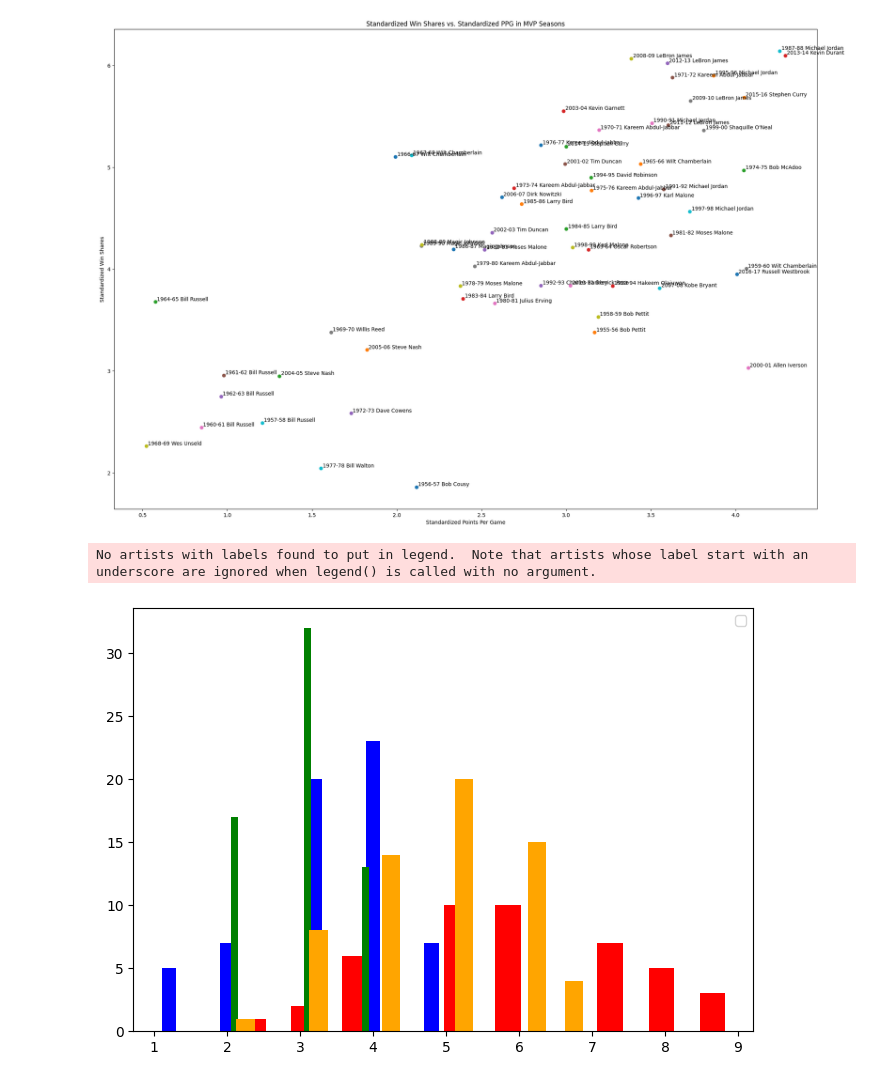
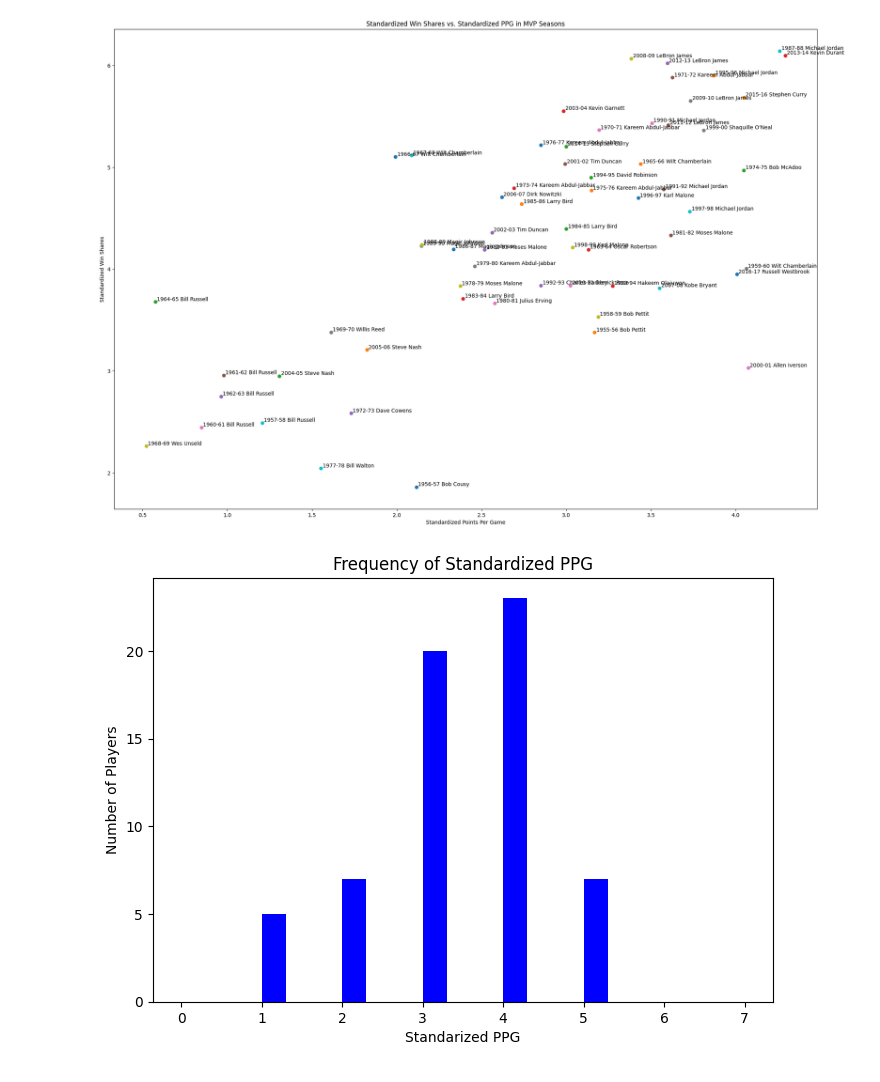
Before and after one commit to sash-wat/cmsc320final, a Jupyter notebook: project.ipynb, the cells around one changed output. Cells and saved outputs as stored; diff of their text form; code cells hidden in the pictures.

```diff
--- a/project.ipynb
+++ b/project.ipynb
@@ -284,13 +284,10 @@ plt.show()
 [figure]
 # %%
 plt.rcParams["figure.figsize"] = (8,5.5)
-plt.hist(np.ceil(ppg), rwidth=0.5, color='blue')
-plt.hist(np.ceil(vorp), rwidth=0.5, color='red')
-plt.hist(np.ceil(per), rwidth=0.5, color='green')
-plt.hist(np.ceil(ws), rwidth=0.5, color='orange')
-plt.title('Frequency of Rounded up stats')
-plt.legend()
+plt.hist(np.ceil(ppg), bins=np.arange(8), color='blue', width=0.3)
+plt.title('Frequency of Standardized PPG')
+plt.ylabel('Number of Players')
+plt.xlabel('Standarized PPG')
 plt.show()
 # %% [output]
-No artists with labels found to put in legend.  Note that artists whose label start with an underscore are ignored when legend() is called with no argument.
-[figure, old version]
+[figure, new version]
```
Also changed, not shown: parts of 5 cells of this notebook, 1 other file.
